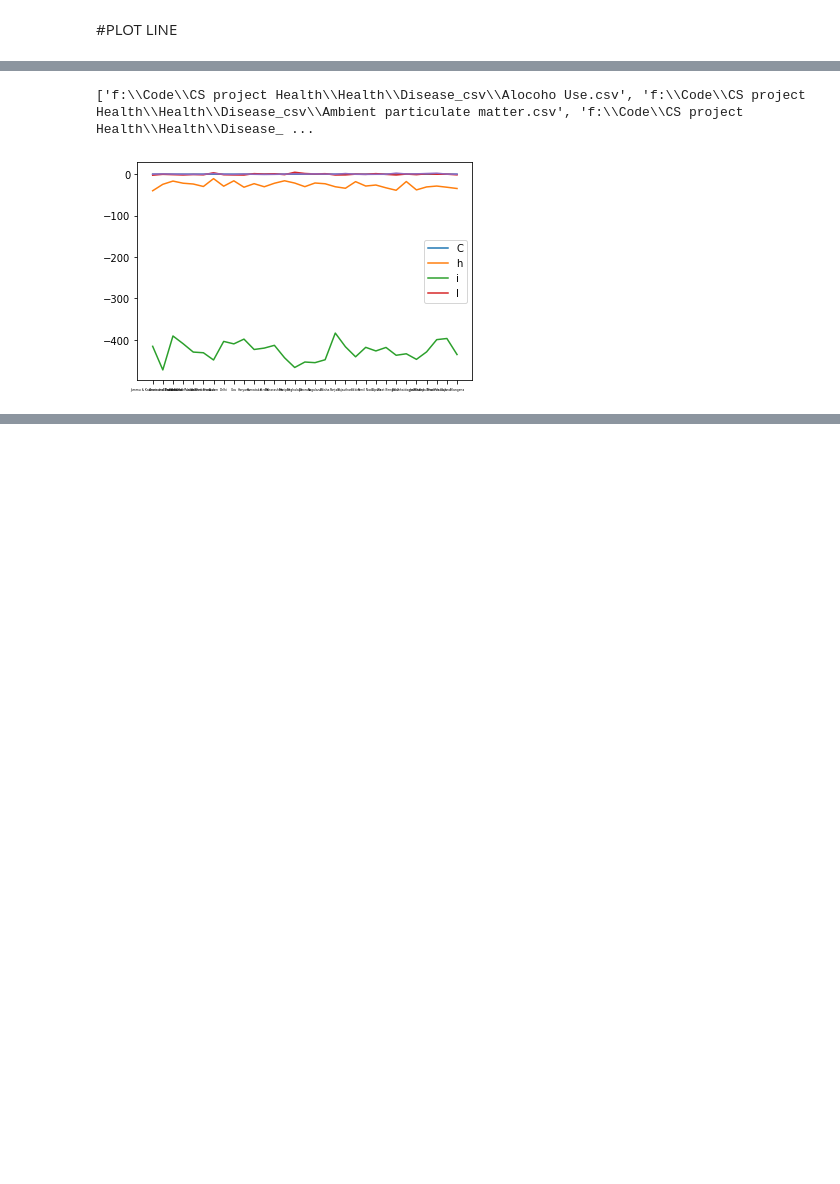
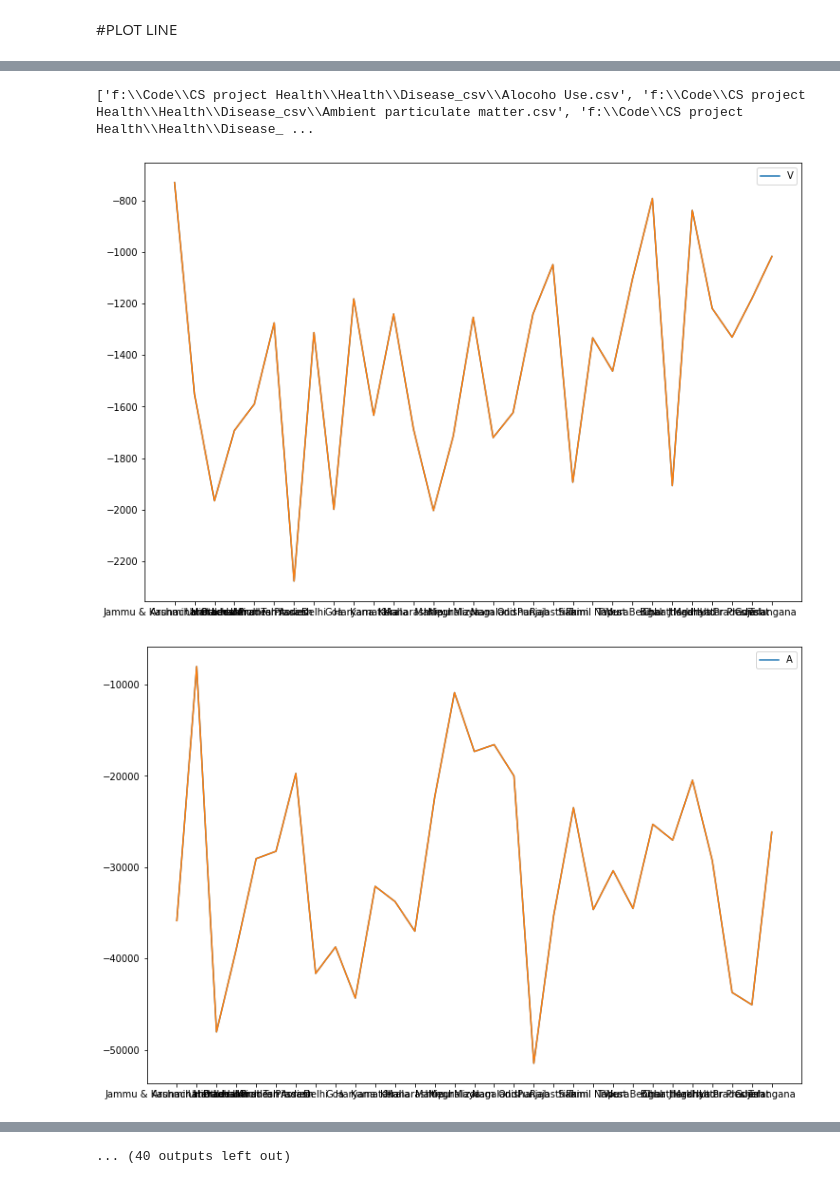
Before and after one commit to Amnx404/Health, a Jupyter notebook: MAP_GENERATOR.ipynb, the cells around one changed output, grey strips where cells are left out. Saved outputs shown, nothing was run; the diff lists cells and outputs as text; code cells hidden in the pictures; blank space fills up the shorter version.

```diff
--- a/MAP_GENERATOR.ipynb
+++ b/MAP_GENERATOR.ipynb
@@ -104,3 +104,31 @@ for f in CSV_FILES:
     map_plot(map_print,india_states , MAP_PATH,splitf[-1].split('.')[0])
 # %% [markdown]
 #PLOT LINE
+# %%
+CSV_FILES = get_all_csv(DISEASE_RISK_PATH)
+csv_file = []
+for f in CSV_FILES:
+    csv_file.append(f)
+#print(csv_file)
+f = plt.figure()
+#plt.autoscale()
+for i in range(len(csv_file)-47):
+    x = pd.read_csv(csv_file[i-1])
+    df = pd.DataFrame(x)
+    print(df)
+    df['Value'].dropna()
+    print(df)
+    df['variance']=(df['Value']-df.mean()['Value'])/df.std()['Value']
+    #variance = df.var()['Value']
+    #Variance = df['Value'] - variance
+    '''df['Value']*'''
+    #df['variance'] = Variance
+    splitf = csv_file[i-1].split(os.path.sep)
+
+    #plt.legend(splitf[-1].split('.')[0])
+    plt.plot(df['Location'].tolist(), df['variance'].tolist(), label = splitf[-1].split('.')[0])
+    #art.Artist.set_label(csv_file)
+
+    f.set_figwidth(40)
+    f.set_figheight(10)
+plt.legend(loc='best', bbox_to_anchor=(.1, 0, 1, 1),fontsize = 20)
@@ -107,24 +155,26 @@ for f in CSV_FILES:
 # %%
 CSV_FILES = get_all_csv(DISEASE_RISK_PATH)
 csv_file = []
 for f in CSV_FILES:
     csv_file.append(f)
 print(csv_file)
-plt.autoscale()
-plt.xticks(fontsize=3)
-for i in range(len(csv_file)-44):
-    x = pd.read_csv(csv_file[i-1])
+for i in range(len(csv_file)):
+    x = pd.read_csv(csv_file[i])
     df = pd.DataFrame(x)
     variance = df.var()['Value']
-    Variance = df['Value'] - variance
-    '''df['Value']*'''
+    Variance = df['Value'] - variance *df['Value']
     df['Variance'] = Variance
     splitf = csv_file[i-1].split('\\')
-
+    fig = plt.figure()
+    myaxes = fig.add_axes([0.1,0.1,1.6,1.6])
+    myaxes.plot(df['Location'].tolist(), df['Variance'].tolist())
     plt.legend(splitf[-1].split('.')[0])
     plt.plot(df['Location'].tolist(), df['Variance'].tolist())
-
+#plt.autoscale()
+plt.xticks(rotation=75, fontsize=5)
+#plt.xscale(3)
 plt.show()
 # %% [output]
 ['f:\\Code\\CS project Health\\Health\\Disease_csv\\Alocoho Use.csv', 'f:\\Code\\CS project Health\\Health\\Disease_csv\\Ambient particulate matter.csv', 'f:\\Code\\CS project Health\\Health\\Disease_ ...
-[figure, old version]
+[figure, new version]
+[figure, added]
@@ -130,0 +190 @@ plt.show()
+... (40 outputs left out)
```
Also changed, not shown: parts of 3 cells of this notebook, 7 other files.
